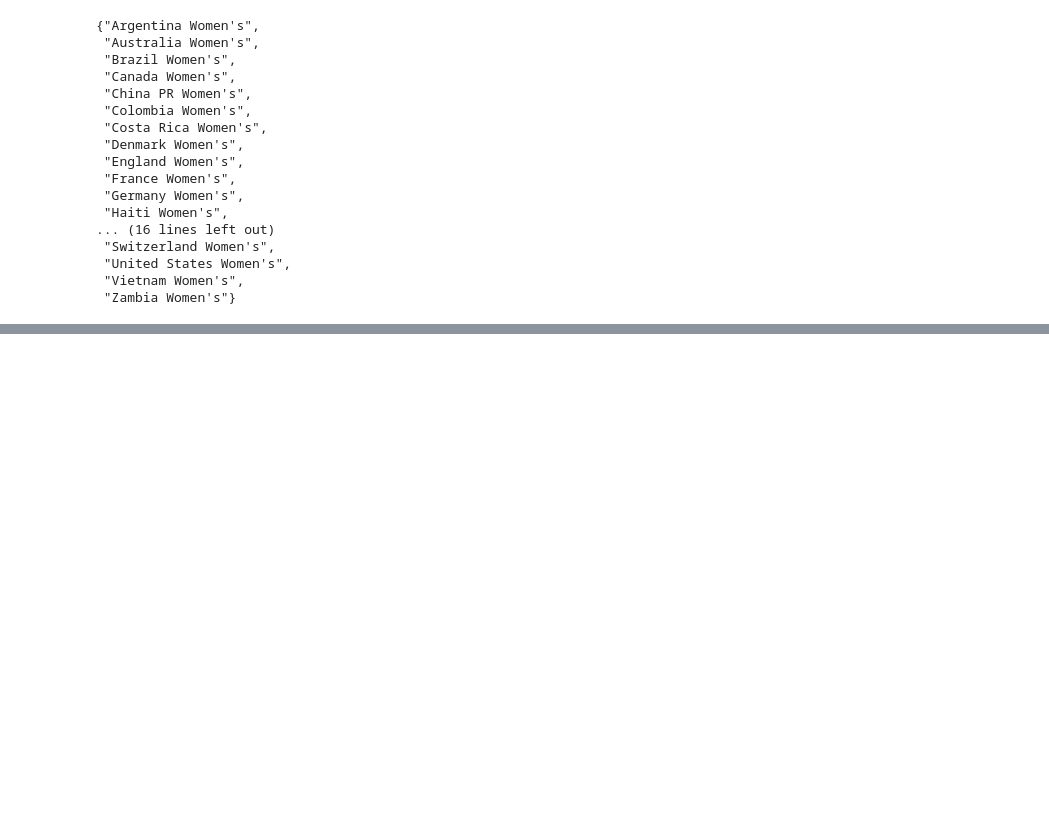
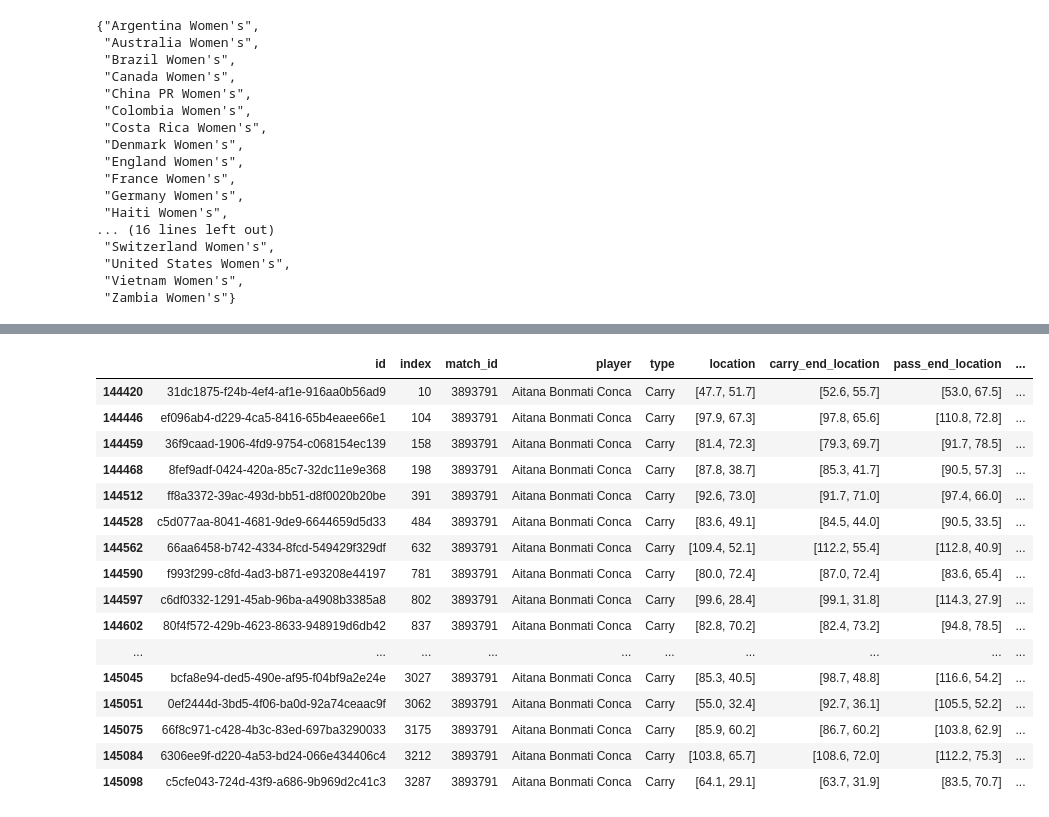
Before and after one commit to AGraciaSipan/soccermatics, a Jupyter notebook: hand-ins/1.AitanaBonmati/Untitled.ipynb, the cells around one changed output, grey strips where cells are left out. Saved outputs shown, nothing was run; the diff lists cells and outputs as text; code cells hidden in the pictures; blank space fills up the shorter version.

```diff
--- a/hand-ins/1.AitanaBonmati/Untitled.ipynb
+++ b/hand-ins/1.AitanaBonmati/Untitled.ipynb
@@ -160,0 +253,35 @@ wwc2023_events = sb.competition_events(
+# %%
+carry_and_pass_mask = (
+    (match_events['type'].eq('Carry') &
+     match_events['type'].shift(-1).eq('Pass') &
+     match_events['player'].eq(match_events['player'].shift(-1))
+    ) |
+    (match_events['type'].eq('Carry') &
+     match_events['type'].shift(-1).isin(events_between_carry_and_pass) &
+     match_events['type'].shift(-2).eq('Pass') &
+     match_events['player'].eq(match_events['player'].shift(-2))
+    )
+)
+
+
+carry_and_pass_df = match_events[carry_and_pass_mask][cols]
+carry_and_pass_df['next_type'] = match_events['type'].shift(-1).where(carry_and_pass_mask)
+
+carry_and_pass_df['pass_location'] = match_events['location'].shift(-1).where(carry_and_pass_mask)
+carry_and_pass_df['pass_location'].mask(carry_and_pass_df['next_type'].isin(events_between_carry_and_pass), match_events['location'].shift(-2).where(carry_and_pass_mask),
+                                        inplace=True)
+
+carry_and_pass_df['pass_end_location'] = match_events['pass_end_location'].shift(-1).where(carry_and_pass_mask)
+carry_and_pass_df['pass_end_location'].mask(carry_and_pass_df['next_type'].isin(events_between_carry_and_pass), match_events['pass_end_location'].shift(-2).where(carry_and_pass_mask),
+                                        inplace=True)
+carry_and_pass_df['pass_shot_assist'] = match_events['pass_shot_assist'].shift(-1).where(carry_and_pass_mask)
+carry_and_pass_df['pass_shot_assist'].mask(carry_and_pass_df['next_type'].isin(events_between_carry_and_pass), match_events['pass_shot_assist'].shift(-2).where(carry_and_pass_mask),
+                                        inplace=True)
+carry_and_pass_df['pass_goal_assist'] = match_events['pass_goal_assist'].shift(-1).where(carry_and_pass_mask)
+carry_and_pass_df['pass_goal_assist'].mask(carry_and_pass_df['next_type'].isin(events_between_carry_and_pass), match_events['pass_goal_assist'].shift(-2).where(carry_and_pass_mask),
+                                        inplace=True)
+carry_and_pass_df['pass_through_ball'] = match_events['pass_through_ball'].shift(-1).where(carry_and_pass_mask)
+carry_and_pass_df['pass_through_ball'].mask(carry_and_pass_df['next_type'].isin(events_between_carry_and_pass), match_events['pass_through_ball'].shift(-2).where(carry_and_pass_mask),
+                                        inplace=True)
+
+carry_and_pass_df
@@ -160,0 +349,4 @@ wwc2023_events = sb.competition_events(
+# %%
+player_name = "Aitana Bonmati Conca"
+aitana_forward_carry_not_followed_by_pass_df = forward_carry_not_followed_by_pass_df[forward_carry_not_followed_by_pass_df['player'] == player_name]
+aitana_forward_carry_not_followed_by_pass_df
@@ -160,0 +360,3 @@ wwc2023_events = sb.competition_events(
+# %%
+forward_carry_and_pass_df = carry_and_pass_df[carry_and_pass_df['location'].apply(lambda x: x[0]) < carry_and_pass_df['pass_end_location'].apply(lambda x: x[0])]
+forward_carry_and_pass_df
@@ -160,0 +377,21 @@ wwc2023_events = sb.competition_events(
+# %%
+aitana_forward_carry_and_pass_df = forward_carry_and_pass_df[forward_carry_and_pass_df['player'] == player_name]
+aitana_forward_carry_and_pass_df
+# %% [output]
+|  | id | index | match_id | player | type | location | carry_end_location | pass_end_location | ... |
+| 144420 | 31dc1875-f24b-4ef4-af1e-916aa0b56ad9 | 10 | 3893791 | Aitana Bonmati Conca | Carry | [47.7, 51.7] | [52.6, 55.7] | [53.0, 67.5] | ... |
+| 144446 | ef096ab4-d229-4ca5-8416-65b4eaee66e1 | 104 | 3893791 | Aitana Bonmati Conca | Carry | [97.9, 67.3] | [97.8, 65.6] | [110.8, 72.8] | ... |
+| 144459 | 36f9caad-1906-4fd9-9754-c068154ec139 | 158 | 3893791 | Aitana Bonmati Conca | Carry | [81.4, 72.3] | [79.3, 69.7] | [91.7, 78.5] | ... |
+| 144468 | 8fef9adf-0424-420a-85c7-32dc11e9e368 | 198 | 3893791 | Aitana Bonmati Conca | Carry | [87.8, 38.7] | [85.3, 41.7] | [90.5, 57.3] | ... |
+| 144512 | ff8a3372-39ac-493d-bb51-d8f0020b20be | 391 | 3893791 | Aitana Bonmati Conca | Carry | [92.6, 73.0] | [91.7, 71.0] | [97.4, 66.0] | ... |
+| 144528 | c5d077aa-8041-4681-9de9-6644659d5d33 | 484 | 3893791 | Aitana Bonmati Conca | Carry | [83.6, 49.1] | [84.5, 44.0] | [90.5, 33.5] | ... |
+| 144562 | 66aa6458-b742-4334-8fcd-549429f329df | 632 | 3893791 | Aitana Bonmati Conca | Carry | [109.4, 52.1] | [112.2, 55.4] | [112.8, 40.9] | ... |
+| 144590 | f993f299-c8fd-4ad3-b871-e93208e44197 | 781 | 3893791 | Aitana Bonmati Conca | Carry | [80.0, 72.4] | [87.0, 72.4] | [83.6, 65.4] | ... |
+| 144597 | c6df0332-1291-45ab-96ba-a4908b3385a8 | 802 | 3893791 | Aitana Bonmati Conca | Carry | [99.6, 28.4] | [99.1, 31.8] | [114.3, 27.9] | ... |
+| 144602 | 80f4f572-429b-4623-8633-948919d6db42 | 837 | 3893791 | Aitana Bonmati Conca | Carry | [82.8, 70.2] | [82.4, 73.2] | [94.8, 78.5] | ... |
+| ... | ... | ... | ... | ... | ... | ... | ... | ... | ... |
+| 145045 | bcfa8e94-ded5-490e-af95-f04bf9a2e24e | 3027 | 3893791 | Aitana Bonmati Conca | Carry | [85.3, 40.5] | [98.7, 48.8] | [116.6, 54.2] | ... |
+| 145051 | 0ef2444d-3bd5-4f06-ba0d-92a74ceaac9f | 3062 | 3893791 | Aitana Bonmati Conca | Carry | [55.0, 32.4] | [92.7, 36.1] | [105.5, 52.2] | ... |
+| 145075 | 66f8c971-c428-4b3c-83ed-697ba3290033 | 3175 | 3893791 | Aitana Bonmati Conca | Carry | [85.9, 60.2] | [86.7, 60.2] | [103.8, 62.9] | ... |
+| 145084 | 6306ee9f-d220-4a53-bd24-066e434406c4 | 3212 | 3893791 | Aitana Bonmati Conca | Carry | [103.8, 65.7] | [108.6, 72.0] | [112.2, 75.3] | ... |
+| 145098 | c5cfe043-724d-43f9-a686-9b969d2c41c3 | 3287 | 3893791 | Aitana Bonmati Conca | Carry | [64.1, 29.1] | [63.7, 31.9] | [83.5, 70.7] | ... |
```
Also changed, not shown: parts of 48 cells of this notebook, 1 other file.
